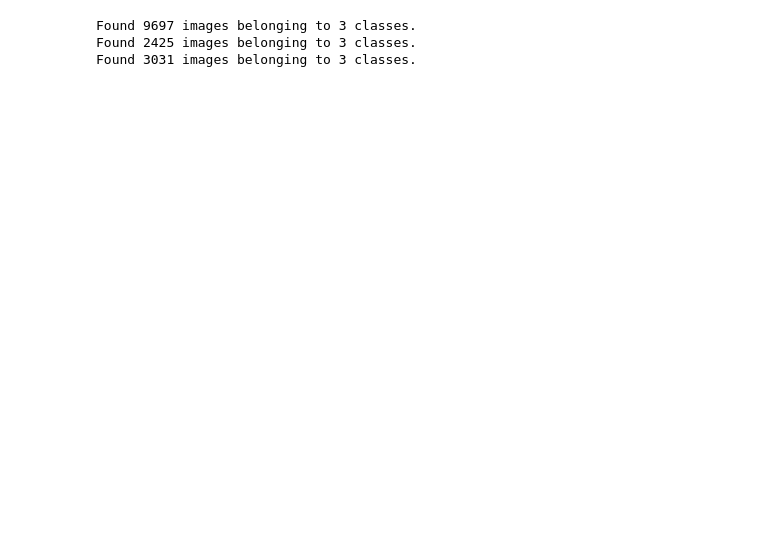
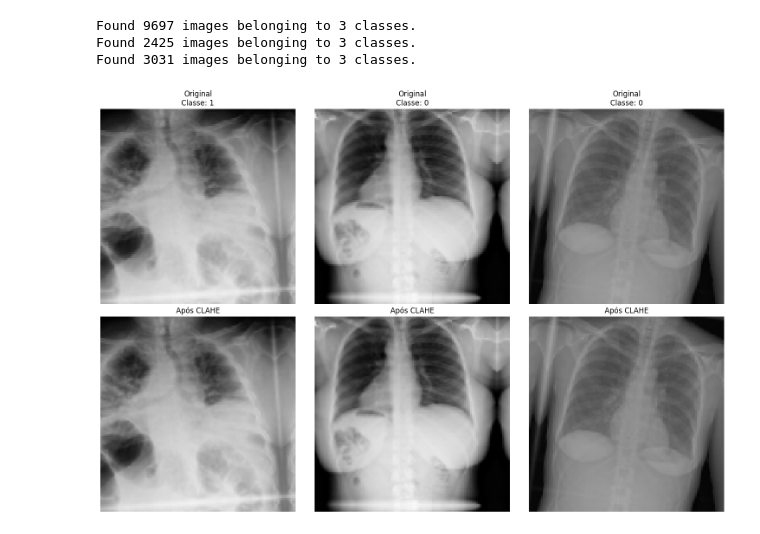
Before and after one commit to bruna-saraiva/otimizador-de-dense, a Jupyter notebook: Teste_Dense_Scratch_Geraldo.ipynb, the cells around one changed output. Cells and saved outputs as stored; diff of their text form; code cells hidden in the pictures; blank space fills up the shorter version.

```diff
--- a/Teste_Dense_Scratch_Geraldo.ipynb
+++ b/Teste_Dense_Scratch_Geraldo.ipynb
@@ -175,3 +215,46 @@ Found 3031 images belonging to 3 classes.
+# %%
+def visualize_preprocessing(generator, num_images=3):
+    """Visualiza imagens antes e depois do pré-processamento"""
+    images, labels = next(generator)
+    class_names = list(generator.class_indices.keys())
+
+    plt.figure(figsize=(15, 10))
+
+    for i in range(min(num_images, len(images))):
+        # Imagem original (após outras transformações mas antes do CLAHE)
+        orig_image = images[i].copy()
+        if orig_image.mean() < 1:
+            orig_image = orig_image * 255
+        orig_image = np.clip(orig_image, 0, 255).astype('uint8')
+
+        # Imagem após CLAHE (já aplicado pelo generator)
+        clahe_image = images[i]
+        if clahe_image.mean() < 1:
+            clahe_image = clahe_image * 255
+        clahe_image = np.clip(clahe_image, 0, 255).astype('uint8')
+
+        label_idx = np.argmax(labels[i])
+        label_name = class_names[label_idx]
+
+        # Plota original
+        plt.subplot(2, num_images, i+1)
+        plt.imshow(orig_image)
+        plt.title(f'Original\nClasse: {label_name}')
+        plt.axis('off')
+
+        # Plota CLAHE
+        plt.subplot(2, num_images, num_images+i+1)
+        plt.imshow(clahe_image)
+        plt.title('Após CLAHE')
+        plt.axis('off')
+
+    plt.tight_layout()
+    plt.show()
+
+# Teste a visualização
+visualize_preprocessing(train_gen, num_images=3)
+# %% [output]
+[figure, added]
 # %%
 import matplotlib.pyplot as plt
 import numpy as np
```
Also changed, not shown: parts of 8 cells of this notebook, 18 other files.
